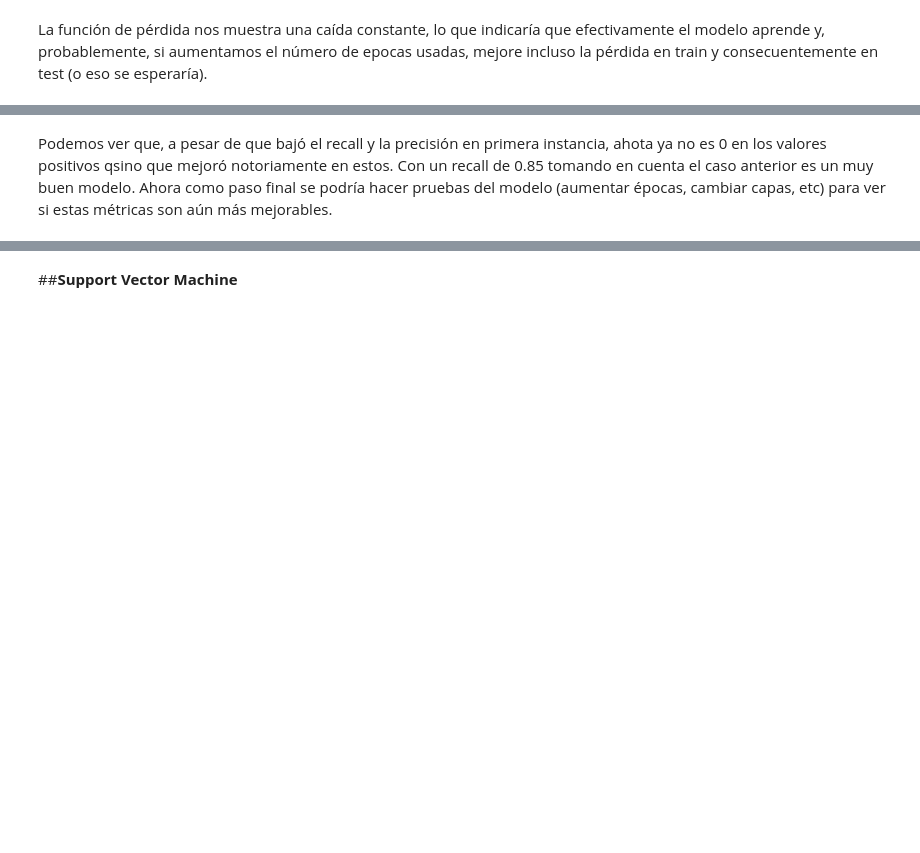
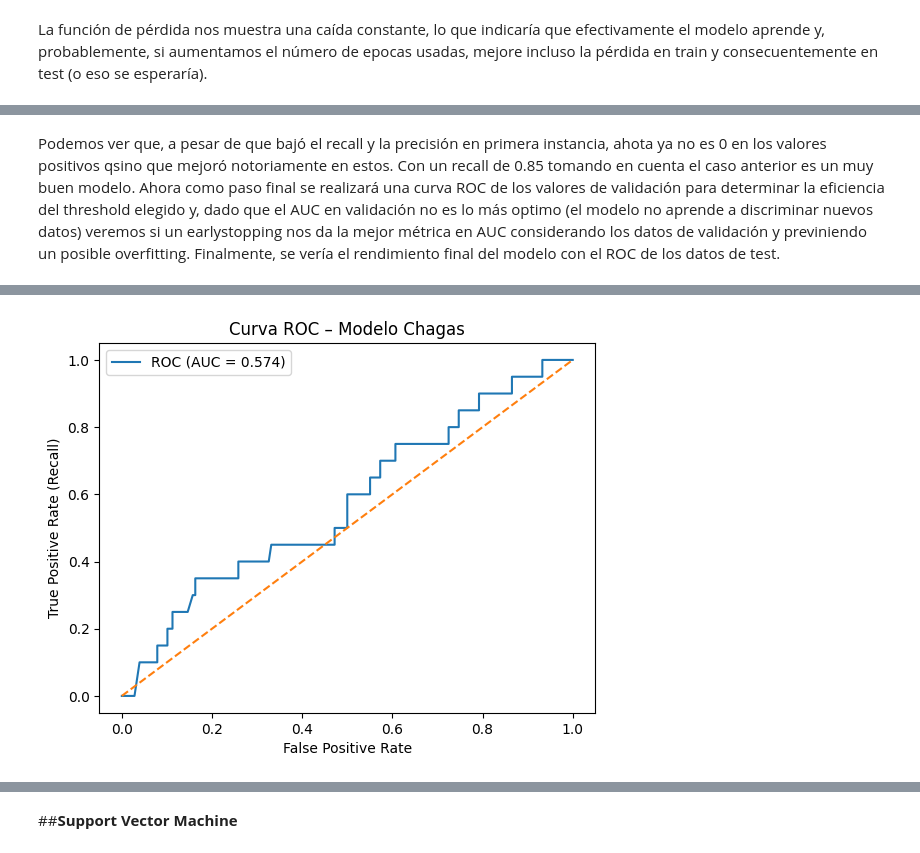
Before and after one commit to DashTT/Reto-02-Chagas, a Jupyter notebook: Reto02_AndradeEscobarVillenas.ipynb, the cells around one changed output, grey strips where cells are left out. Cells and saved outputs as stored; diff of their text form; code cells hidden in the pictures; blank space fills up the shorter version.

```diff
--- a/Reto02_AndradeEscobarVillenas.ipynb
+++ b/Reto02_AndradeEscobarVillenas.ipynb
@@ -729,4 +729,24 @@ print(classification_report(y_test, y_pred))
    macro avg       0.57      0.69      0.48       198
 weighted avg       0.89      0.56      0.64       198
 # %% [markdown]
-Podemos ver que, a pesar de que bajó el recall y la precisión en primera instancia, ahota ya no es 0 en los valores positivos qsino que mejoró notoriamente en estos. Con un recall de 0.85 tomando en cuenta el caso anterior es un muy buen modelo. Ahora como paso final se podría hacer pruebas del modelo (aumentar épocas, cambiar capas, etc) para ver si estas métricas son aún más mejorables.
+Podemos ver que, a pesar de que bajó el recall y la precisión en primera instancia, ahota ya no es 0 en los valores positivos qsino que mejoró notoriamente en estos. Con un recall de 0.85 tomando en cuenta el caso anterior es un muy buen modelo. Ahora como paso final se realizará una curva ROC de los valores de validación para determinar la eficiencia del threshold elegido y, dado que el AUC en validación no es lo más optimo (el modelo no aprende a discriminar nuevos datos) veremos si un earlystopping nos da la mejor métrica en AUC considerando los datos de validación y previniendo un posible overfitting. Finalmente, se vería el rendimiento final del modelo con el ROC de los datos de test.
+# %%
+# Probabilidades
+y_prob = model.predict(X_val).ravel()
+
+# ROC
+fpr, tpr, thresholds = roc_curve(y_val, y_prob)
+auc_score = roc_auc_score(y_val, y_prob)
+
+print("AUC:", auc_score)
+
+# Gráfico ROC
+plt.figure()
+plt.plot(fpr, tpr, label=f'ROC (AUC = {auc_score:.3f})')
+plt.plot([0, 1], [0, 1], linestyle='--')
+plt.xlabel("False Positive Rate")
+plt.ylabel("True Positive Rate (Recall)")
+plt.title("Curva ROC – Modelo Chagas")
+plt.legend()
+plt.show()
+# %% [output]
@@ -732,0 +755 @@ Podemos ver que, a pesar de que bajó el recall y la precisión en primera insta
+[figure, added]
```
Also changed, not shown: parts of 9 cells of this notebook.
